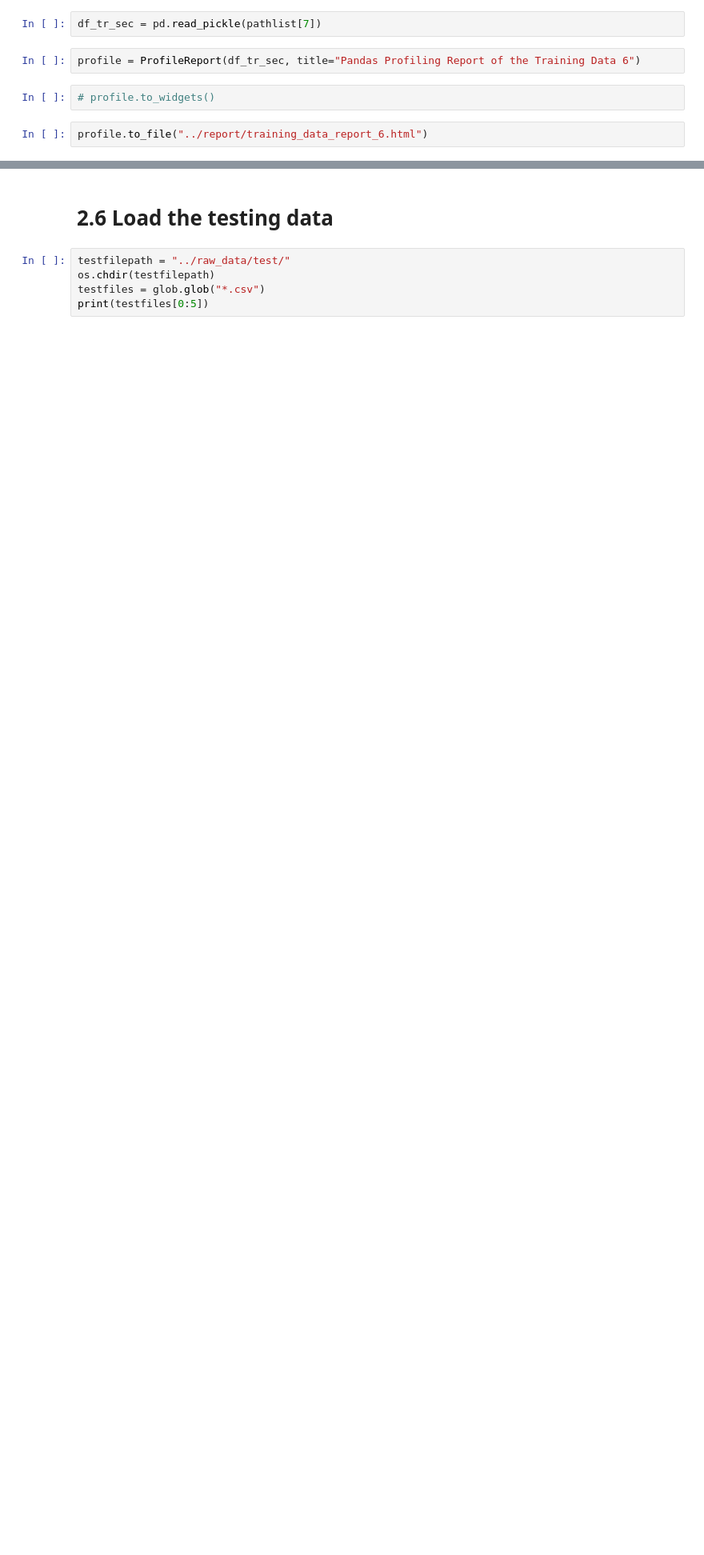
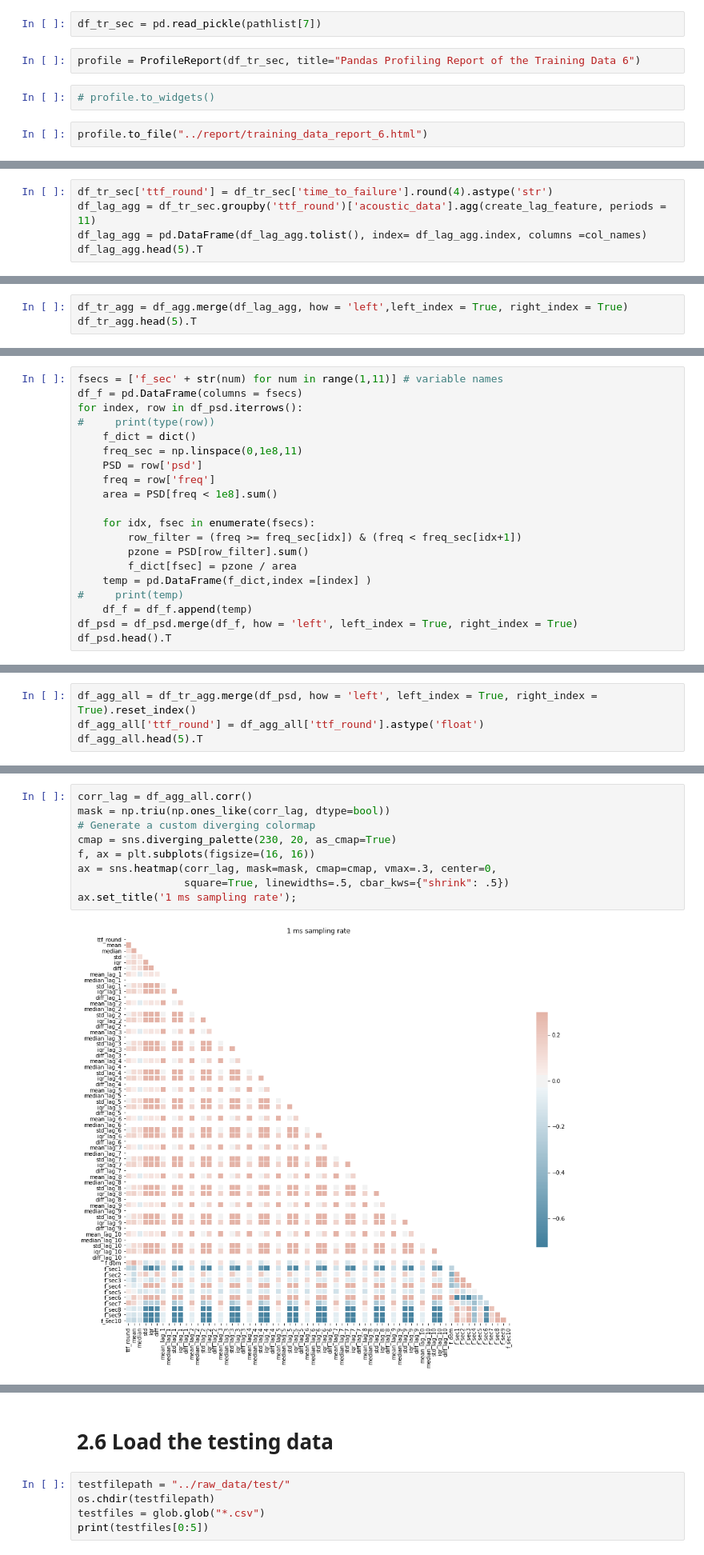
Before and after one commit to qq7933086/Laboratory_earthquake_time_prediction, a Jupyter notebook: Notebooks/02_data_wrangling.ipynb, the cells around one changed output, grey strips where cells are left out. Shown: that part at 80% size. Cells and saved outputs as stored; diff of their text form; blank space fills up the shorter version.

```diff
--- a/Notebooks/02_data_wrangling.ipynb
+++ b/Notebooks/02_data_wrangling.ipynb
@@ -413,0 +320,5 @@ profile.to_file("../report/training_data_report_6.html")
+# %%
+df_tr_sec['ttf_round'] = df_tr_sec['time_to_failure'].round(4).astype('str')
+df_lag_agg = df_tr_sec.groupby('ttf_round')['acoustic_data'].agg(create_lag_feature, periods = 11)
+df_lag_agg = pd.DataFrame(df_lag_agg.tolist(), index= df_lag_agg.index, columns =col_names)
+df_lag_agg.head(5).T
@@ -413,0 +345,3 @@ profile.to_file("../report/training_data_report_6.html")
+# %%
+df_tr_agg = df_agg.merge(df_lag_agg, how = 'left',left_index = True, right_index = True)
+df_tr_agg.head(5).T
@@ -413,0 +405,20 @@ profile.to_file("../report/training_data_report_6.html")
+# %%
+fsecs = ['f_sec' + str(num) for num in range(1,11)] # variable names
+df_f = pd.DataFrame(columns = fsecs)
+for index, row in df_psd.iterrows():
+#     print(type(row))
+    f_dict = dict()
+    freq_sec = np.linspace(0,1e8,11)
+    PSD = row['psd']
+    freq = row['freq']
+    area = PSD[freq < 1e8].sum()
+
+    for idx, fsec in enumerate(fsecs):
+        row_filter = (freq >= freq_sec[idx]) & (freq < freq_sec[idx+1])
+        pzone = PSD[row_filter].sum()
+        f_dict[fsec] = pzone / area
+    temp = pd.DataFrame(f_dict,index =[index] )
+#     print(temp)
+    df_f = df_f.append(temp)
+df_psd = df_psd.merge(df_f, how = 'left', left_index = True, right_index = True)
+df_psd.head().T
@@ -413,0 +443,4 @@ profile.to_file("../report/training_data_report_6.html")
+# %%
+df_agg_all = df_tr_agg.merge(df_psd, how = 'left', left_index = True, right_index = True).reset_index()
+df_agg_all['ttf_round'] = df_agg_all['ttf_round'].astype('float')
+df_agg_all.head(5).T
@@ -413,0 +461,11 @@ profile.to_file("../report/training_data_report_6.html")
+# %%
+corr_lag = df_agg_all.corr()
+mask = np.triu(np.ones_like(corr_lag, dtype=bool))
+# Generate a custom diverging colormap
+cmap = sns.diverging_palette(230, 20, as_cmap=True)
+f, ax = plt.subplots(figsize=(16, 16))
+ax = sns.heatmap(corr_lag, mask=mask, cmap=cmap, vmax=.3, center=0,
+                 square=True, linewidths=.5, cbar_kws={"shrink": .5})
+ax.set_title('1 ms sampling rate');
+# %% [output]
+[figure, added]
```
Also changed, not shown: parts of 65 cells of this notebook.
